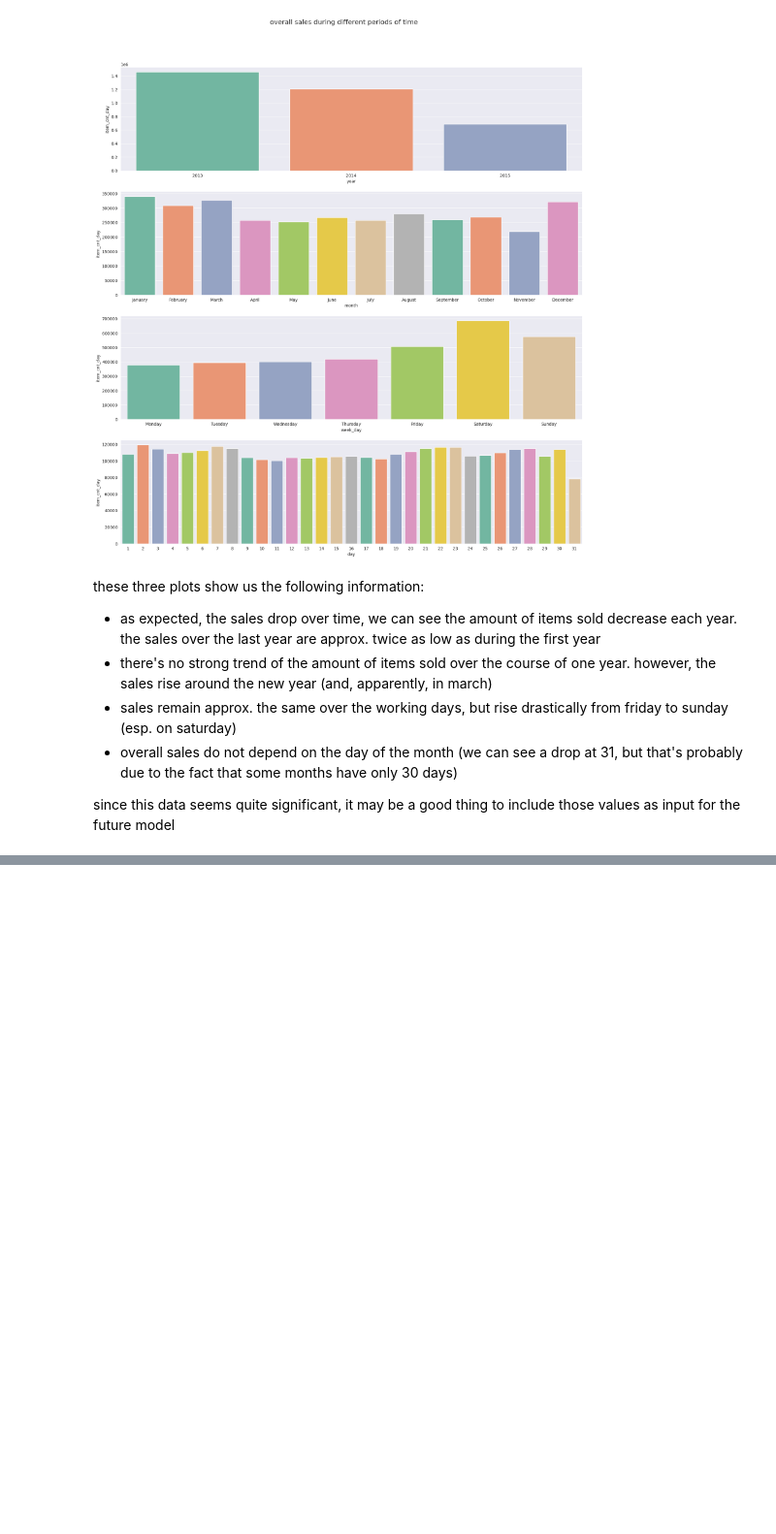
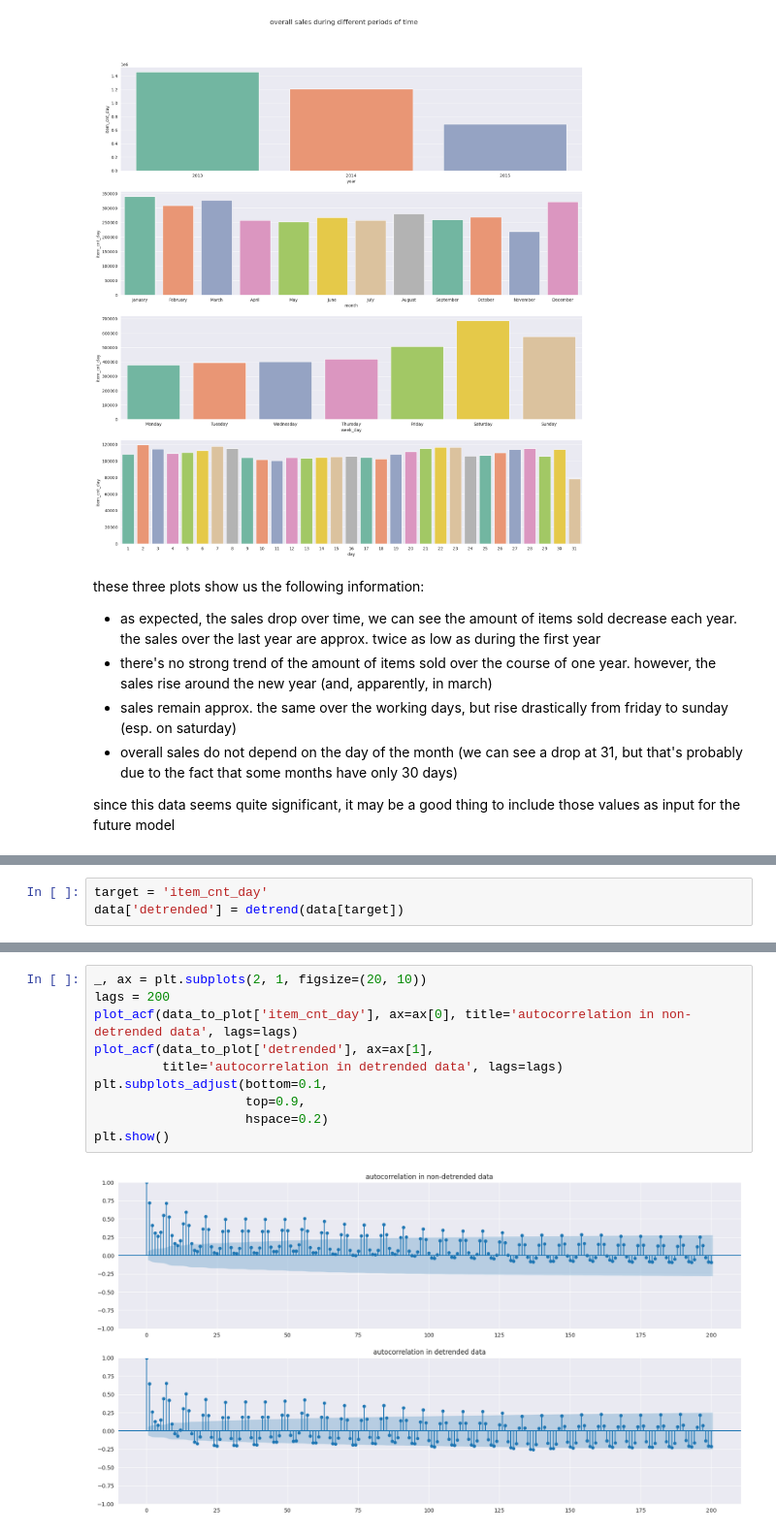
Before and after one commit to lopharb/ds_practice, a Jupyter notebook: notebooks/eda.ipynb, the cells around one changed output, grey strips where cells are left out. Shown at 97% size. Cells and saved outputs as stored; diff of their text form; blank space fills up the shorter version.

```diff
--- a/notebooks/eda.ipynb
+++ b/notebooks/eda.ipynb
@@ -155,0 +148,3 @@ each pair of those has a p-value of 0, so that's weird, need to address this lat
+# %%
+target = 'item_cnt_day'
+data['detrended'] = detrend(data[target])
@@ -155,0 +167,12 @@ each pair of those has a p-value of 0, so that's weird, need to address this lat
+# %%
+_, ax = plt.subplots(2, 1, figsize=(20, 10))
+lags = 200
+plot_acf(data_to_plot['item_cnt_day'], ax=ax[0], title='autocorrelation in non-detrended data', lags=lags)
+plot_acf(data_to_plot['detrended'], ax=ax[1],
+         title='autocorrelation in detrended data', lags=lags)
+plt.subplots_adjust(bottom=0.1,
+                    top=0.9,
+                    hspace=0.2)
+plt.show()
+# %% [output]
+[figure, added]
```
Also changed, not shown: parts of 18 cells of this notebook.
